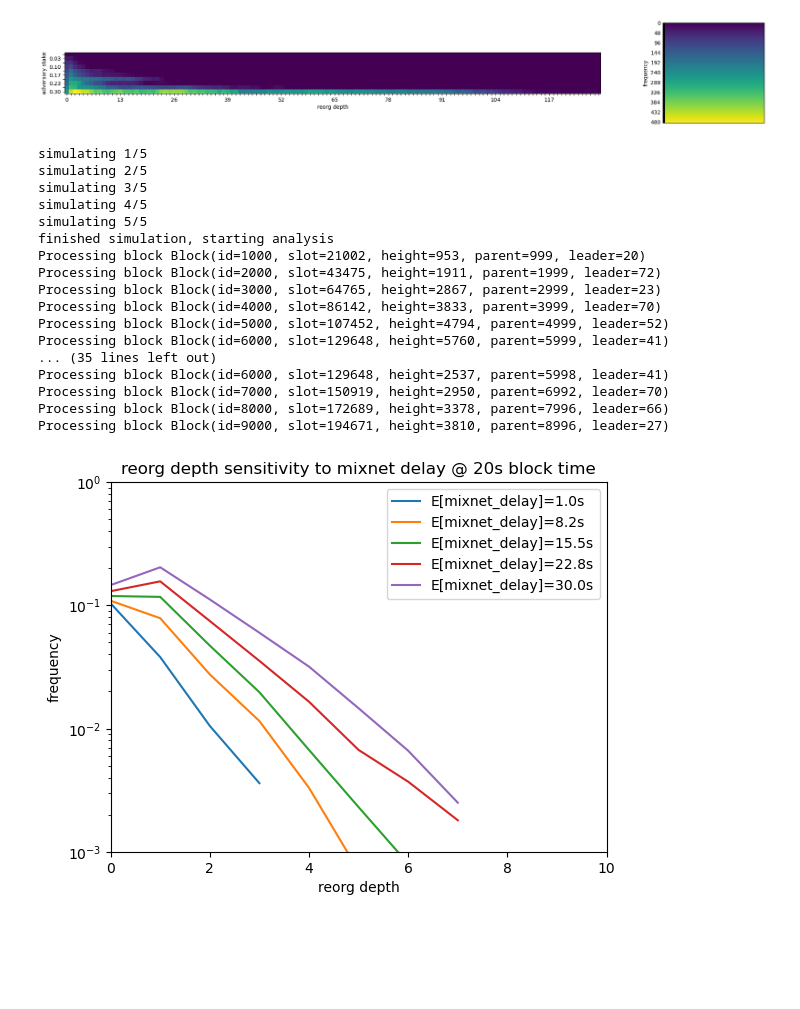
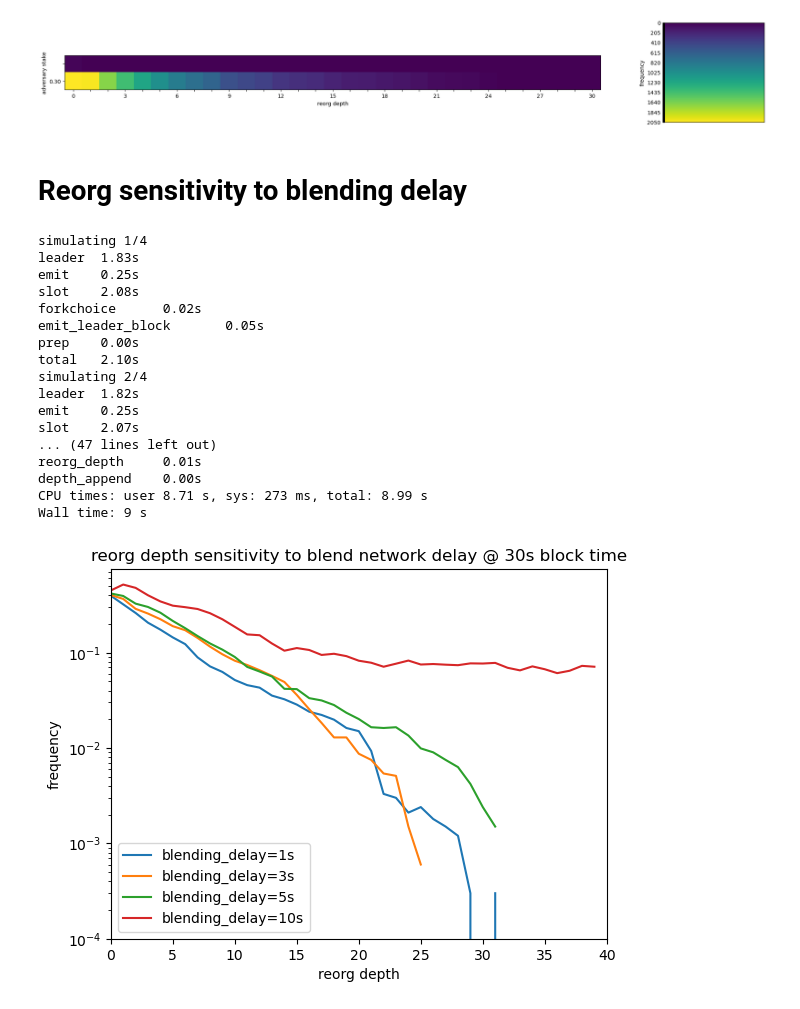
Before and after one commit to logos-co/nomos-pocs, a Jupyter notebook: cryptarchia/longest-chain-cryptarchia.ipynb, the cells around one changed output. Cells and saved outputs as stored; diff of their text form; code cells hidden in the pictures; blank space fills up the shorter version.

Commit message:
update longest-chain-cryptarchia with block time and blend network params

```diff
--- a/cryptarchia/longest-chain-cryptarchia.ipynb
+++ b/cryptarchia/longest-chain-cryptarchia.ipynb
@@ -389,12 +523,12 @@ finished simulation, starting analysis
 # %%
-max_reorg_depth = max(a.max() if len(a) > 0 else 0 for a in advs)
+max_reorg_depth = max(max(a) if len(a) > 0 else 0 for a in advs)
 
 
 heatmap = np.zeros((len(advs), max_reorg_depth), dtype=np.int64)
 
 for i,  adv in enumerate(advs):
     for depth in range(max_reorg_depth):
-        heatmap[i][depth] = (adv == depth).sum()
+        heatmap[i][depth] = (np.array(adv) == depth).sum()
 
 plt.figure(figsize=(40,40))
 ax = plt.subplot(121)
@@ -412,4 +546,6 @@ _ = ax.set_yticks(np.arange(scale+1) / scale, labels = [r if r % (scale // 10) =
 _ = ax.set_xticks([], minor=False)
 _ = ax.set_ylabel("frequency")
 # %% [output]
-[figure, old version]
+[figure, new version]
+# %% [markdown]
+# Reorg sensitivity to blending delay
@@ -416,22 +568,18 @@ _ = ax.set_ylabel("frequency")
 # %%
+%%time
+
 np.random.seed(0)
-stake = np.random.pareto(10, 100)
+stake = np.random.pareto(10, 1000)
 
 sims = [Sim(
     params=Params(
-        SLOTS=200000,
-        f=0.05,
-        adversary_control = 0.1,
+        SLOTS=100000,
+        f=1/30,
+        adversary_control = 0.3,
         honest_stake = stake
     ),
-    network=NetworkParams(
-        mixnet_delay_mean=i, # seconds
-        mixnet_delay_var=(i / 5)**2,
-        broadcast_delay_mean=1e-6, # second
-        pol_proof_time=0, # seconds
-        no_network_delay=False
-    )
-) for i in np.linspace(1, 30, 5)]
+    network=replace(blend_net, blending_delay=i),
+) for i in [1,3,5,10]]
 
 
 for i, sim in enumerate(sims):
@@ -441,39 +589,37 @@ for i, sim in enumerate(sims):
 print("finished simulation, starting analysis")
 advs = [sim.adverserial_analysis(should_plot=False) for sim in sims]
 # %% [output]
-simulating 1/5
-simulating 2/5
-simulating 3/5
-simulating 4/5
-simulating 5/5
-finished simulation, starting analysis
-Processing block Block(id=1000, slot=21002, height=953, parent=999, leader=20)
-Processing block Block(id=2000, slot=43475, height=1911, parent=1999, leader=72)
-Processing block Block(id=3000, slot=64765, height=2867, parent=2999, leader=23)
-Processing block Block(id=4000, slot=86142, height=3833, parent=3999, leader=70)
-Processing block Block(id=5000, slot=107452, height=4794, parent=4999, leader=52)
-Processing block Block(id=6000, slot=129648, height=5760, parent=5999, leader=41)
-... (35 lines left out)
-Processing block Block(id=6000, slot=129648, height=2537, parent=5998, leader=41)
-Processing block Block(id=7000, slot=150919, height=2950, parent=6992, leader=70)
-Processing block Block(id=8000, slot=172689, height=3378, parent=7996, leader=66)
-Processing block Block(id=9000, slot=194671, height=3810, parent=8996, leader=27)
+simulating 1/4
+leader  1.83s
+emit    0.25s
+slot    2.08s
+forkchoice      0.02s
+emit_leader_block       0.05s
+prep    0.00s
+total   2.10s
+simulating 2/4
+leader  1.82s
+emit    0.25s
+slot    2.07s
+... (47 lines left out)
+reorg_depth     0.01s
+depth_append    0.00s
+CPU times: user 8.71 s, sys: 273 ms, total: 8.99 s
+Wall time: 9 s
 # %%
+MAX=min(40, max(max(adv) for adv in advs))
+
 for s in range(len(sims)):
-    max_depth = advs[s].max()
-    count_by_depth = np.zeros(max_depth)
-    for d in range(max_depth):
-        count_by_depth[d] = (advs[s] == d).sum() / (sims[s].params.SLOTS * sims[s].params.f)
-    plt.plot(np.arange(max_depth), count_by_depth, label=f"E[mixnet_delay]={sims[s].network.mixnet_delay_mean:.1f}s")
+    reorg_depth_analysis(sims[s], advs[s], MAX, label=f"blending_delay={sims[s].network.blending_delay}s")
 
-_ = plt.title(f"reorg depth sensitivity to mixnet delay @ {1/sims[s].params.f:.0f}s block time")
+_ = plt.title(f"reorg depth sensitivity to blend network delay @ {1/sims[s].params.f:.0f}s block time")
 _ = plt.xlabel("reorg depth")
 _ = plt.ylabel("frequency")
 _ = plt.legend()
 _ = plt.yscale("log")
-_ = plt.xlim(0, 25)
-_ = plt.ylim(10**-3,10**0)
+_ = plt.xlim(0, MAX)
+_ = plt.ylim(10**-4,None)
 # _ = plt.
 # %% [output]
-[figure, old version]
+[figure, new version]
 # %%
```
Also changed, not shown: parts of 20 cells of this notebook.
